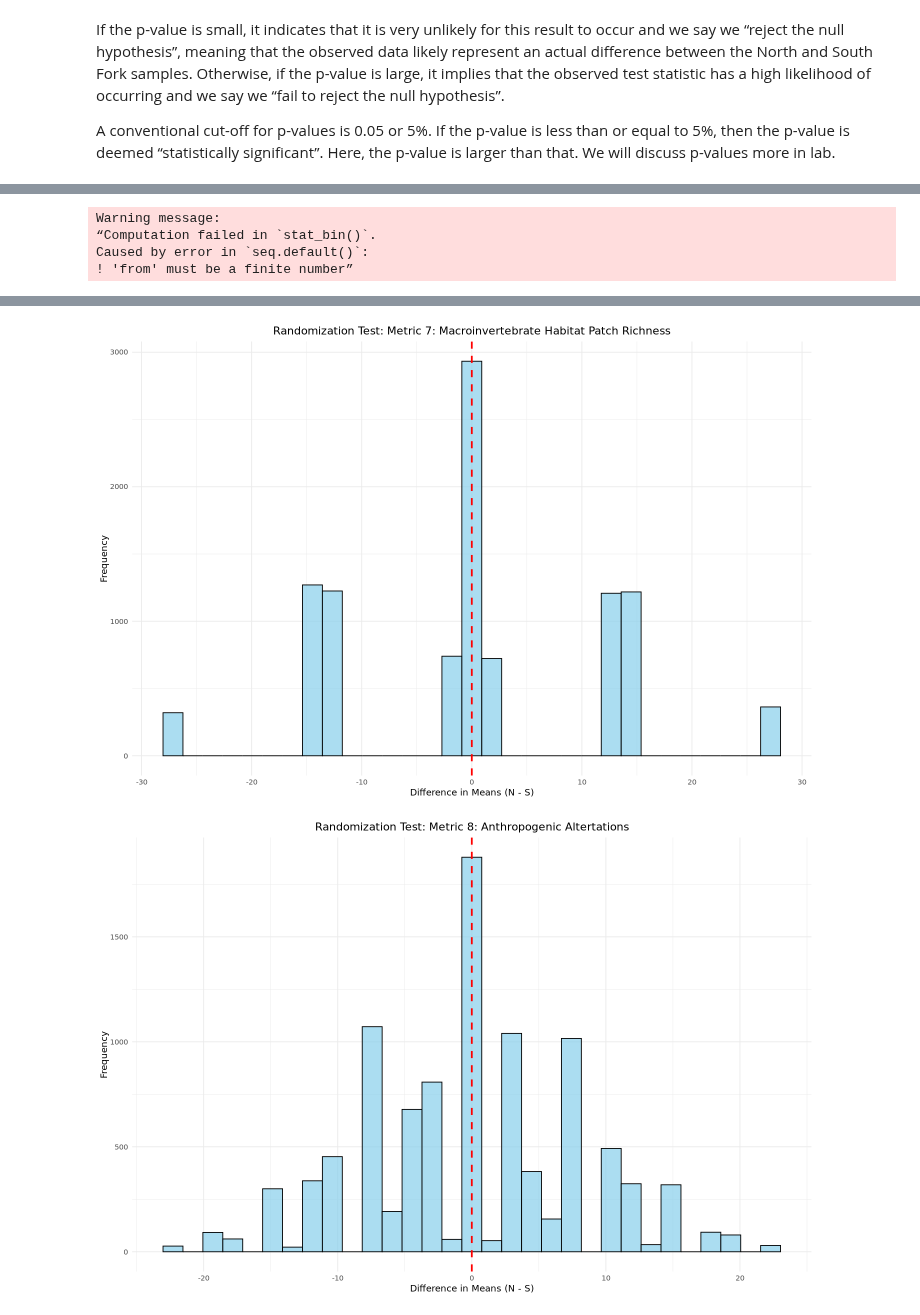
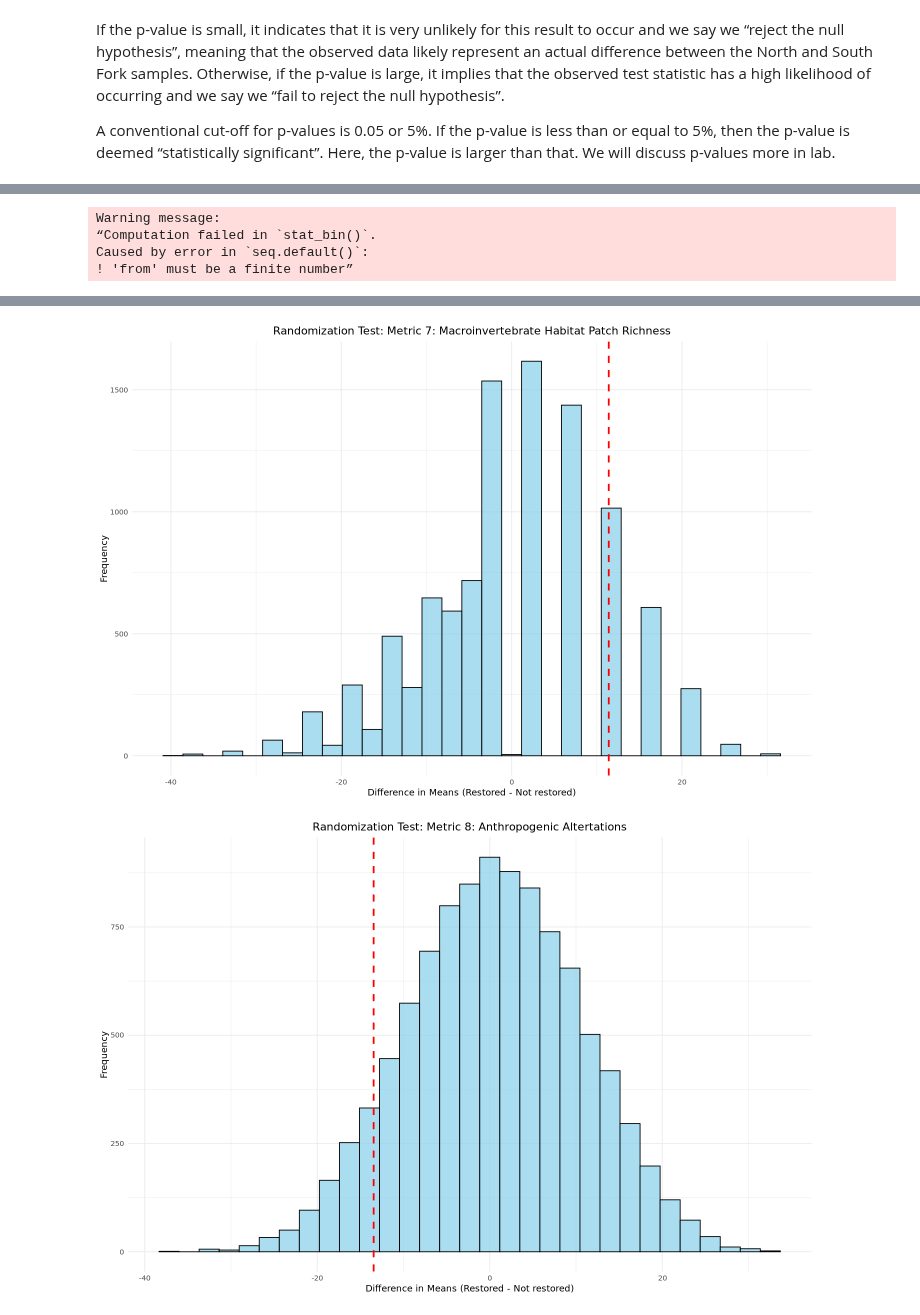
Before and after one commit to ds-modules/Bio-1B, a Jupyter notebook: Strawberry Creek/updated_straw_creek_lab.ipynb, the cells around one changed output, grey strips where cells are left out. Drawn from its saved outputs; the diff is of its cells as text; code cells hidden in the pictures.

```diff
--- a/Strawberry Creek/updated_straw_creek_lab.ipynb
+++ b/Strawberry Creek/updated_straw_creek_lab.ipynb
@@ -496,5 +585,10 @@ Now, instead of using example data, you will use the data you imported and calcu
 # %%
+# Chose your metrics
 metric = c("Metric 1", "Metric 2", "Metric 3", "Metric 4", "Metric 5", "Metric 6", "Metric 7", "Metric 8")
+
+#Chose your problem. NOTE: YOU MUST COMMENT OUT THE SELECTION YOU DO NOT WANT TO USE WITH A #
+#problem = c("N/S")
+problem = c("restoration")
 
 # Combine them into one pattern (e.g., "Metric 1|Metric 2|Metric 3|...")
 pattern = paste(metric, collapse = "|")
@@ -510,14 +604,31 @@ results = data.frame(Metric = metric_cols, Observed_Diff = NA, P_Value = NA)
 
 for (m in metric_cols) {
 
+     # ---- Define comparison groups depending on problem type ----
+  if (problem == "N/S") {
+    group1 = "North"
+    group2 = "South"
+    group_var = "Fork"
+    label = "(N - S)"
+  } else if (problem == "restoration") {
+    group1 = "Y"
+    group2 = "N"
+    group_var = "Restoration"
+    label = "(Restored - Not restored)"
+  } else {
+    stop("Unknown problem type. Must be 'N/S' or 'restoration'.")
+  }
+
   # Compute observed difference
-  obs_diff = mean(straw_creek_data[straw_creek_data$Fork == "North", m, drop = TRUE]) - mean(straw_creek_data[straw_creek_data$Fork == "South", m, drop = TRUE])
+  obs_diff = mean(straw_creek_data[straw_creek_data[[group_var]] == group1, m, drop = TRUE]) -
+              mean(straw_creek_data[straw_creek_data[[group_var]] == group2, m, drop = TRUE])
 
   # Run permutation test
-  rand_diffs = replicate(n_perm, {
-    permuted = sample(straw_creek_data$Fork)
-    mean(straw_creek_data[permuted == "North", m, drop = TRUE]) - mean(straw_creek_data[permuted == "South", m, drop = TRUE],)
+ rand_diffs = replicate(n_perm, {
+    permuted = sample(straw_creek_data[[group_var]])
+    mean(straw_creek_data[permuted == group1, m, drop = TRUE]) - mean(straw_creek_data[permuted == group2, m, drop = TRUE])
   })
+
 
   # Skip if all rand_diffs are NA (Shouldn't happen!! Check labels in cells)
   if (all(is.na(rand_diffs))) {
@@ -534,18 +645,18 @@ results[results$Metric == m, c("Observed_Diff", "P_Value")] = c(obs_diff, p_val)
 # ggplot histogram
   perm_df = data.frame(Difference = rand_diffs)
 
-  p = ggplot(perm_df, aes(x = Difference)) +
+    p = ggplot(perm_df, aes(x = Difference)) +
     geom_histogram(binwidth = diff(range(rand_diffs)) / 30,
                    fill = "skyblue", color = "black", alpha = 0.7) +
     geom_vline(xintercept = obs_diff, color = "red", linetype = "dashed", size = 1) +
     labs(
-      x = "Difference in Means (N - S)",
+      x = paste("Difference in Means", label),
       y = "Frequency",
       title = paste("Randomization Test:", m)
     ) +
     theme_minimal() +
     theme(plot.title = element_text(hjust = 0.5))
 
- print(p)
+  print(p)
 }
 # %% [output]
@@ -562,5 +673,5 @@ Caused by error in `seq.default()`:
-[figure, old version]
+[figure, new version]
-[figure, old version]
+[figure, new version]
 # %%
 # Run this to get a summary table of your results!
 
```
Also changed, not shown: parts of 66 cells of this notebook.
